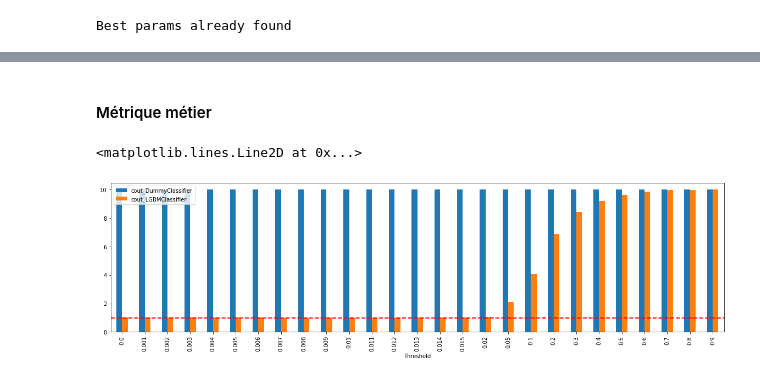
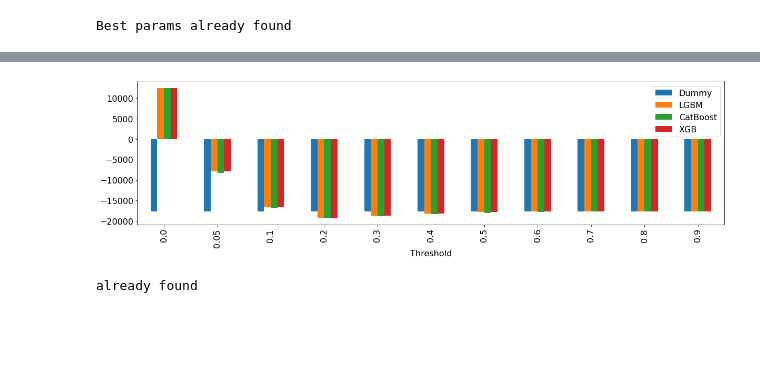
Before and after one commit to yonssJ/Data-Science-Course, a Jupyter notebook: P7/Modelling.ipynb, the cells around one changed output, grey strips where cells are left out. Saved outputs shown, nothing was run; the diff lists cells and outputs as text; code cells hidden in the pictures; blank space fills up the shorter version.

```diff
--- a/P7/Modelling.ipynb
+++ b/P7/Modelling.ipynb
@@ -100,6 +197,0 @@ Y=data['TARGET']
-# %%
-X=X.drop(['Unnamed: 0'],axis=1)
-fullstring='_ID_'
-for i in X.columns:
-    if fullstring in i:
-      X=X.drop([i],axis=1)
@@ -185,10 +607,11 @@ Best params already found
 # %%
 Classifiers_best = {
-    "DummyClassifier"       : DummyClassifier(strategy="most_frequent"),
-    "LGBMClassifier"        : LGBMClassifier(eval_metric='mlogloss', learning_rate= 0.1,
-                               max_depth=5, n_estimators=200),
-    'RandomForestClassifier': RandomForestClassifier(bootstrap = False,max_depth=6 ,max_features= 3,min_samples_leaf=3,
-                                  min_samples_split= 12,n_estimators= 190 ),
-    "XGBClassifier"         : XGBClassifier(max_depth=5,learning_rate= 0.1,n_estimators= 210 ,eval_metric='mlogloss'),
-  }
+    "Dummy"       : DummyClassifier(strategy="most_frequent"),
+    "LGBM"        : LGBMClassifier(max_depth=3,learning_rate= 0.01,n_estimators= 2500 ,
+                                                 device='gpu',verbose=-1),
+    "CatBoost"    : CatBoostClassifier(max_depth=3,learning_rate= 0.1,n_estimators= 1000 ,
+                                                 task_type='GPU',verbose=False),
+    "XGB"         : XGBClassifier(max_depth=3,learning_rate= 0.01,n_estimators= 2500 ,eval_metric='mlogloss',
+                                             tree_method= 'gpu_hist' ,verbose=-1),
+      }
 # %% [markdown]
@@ -275,26 +619,9 @@ def modeliser_data_unbalanced(nsplits,X_train, Y_train,X_test,Y_test,Classifiers
 # %%
 if path.exists(file2):
   print('already found')
-  df_pred=pd.read_csv(file2)
-  listOfStr= df_pred.columns
-  for i in listOfStr:
-     if 'Unnamed' in i:
-        df_pred=df_pred.drop(i, axis=1)
-
-  eval_res=pd.read_csv(file3)
-  eval_res=eval_res.set_index('Model')
-  cost_res=pd.read_csv(file4)
+  cost_res=pd.read_csv(file2)
   cost_res=cost_res.set_index('Threshold')
-
-  df_FI=pd.read_csv(file21)
-  df_FI1=pd.read_csv(file22)
 else:
-  [df_pred, df_FI, df_FI1, eval_res,cost_res,model_out]=modeliser_data_unbalanced(nsplits, X_train,
-                                                            Y_train, X_test, Y_test, Classifiers_best)
-  df_pred.to_csv(file2)
-  eval_res.to_csv(file3)
-  cost_res.to_csv(file4)
-
-  df_FI.to_csv(file21)
-  df_FI1.to_csv(file22)
+  cost_res=find_besoin_metier(nsplits, X_train,Y_train, X_val, Y_val, Classifiers_best)
+  cost_res.to_csv(file2)
 # %% [output]
@@ -321,9 +629,28 @@ plot_eval(eval_res.T,sort,titre)
-# %% [markdown]
-#### Métrique métier
 # %%
 f, (ax1) = plt.subplots(1,1, figsize=(20,5))
 qs=cost_res.plot.bar(rot=90,ax=ax1)
-qs.axhline(y=cost_res.min().min(), color='r', linestyle='--', lw=2)
 # %% [output]
-<matplotlib.lines.Line2D at 0x...>
-[figure, old version]
+[figure, new version]
+# %%
+if path.exists(file3):
+  print('already found')
+  df_pred=pd.read_csv(file3)
+  listOfStr= df_pred.columns
+  for i in listOfStr:
+     if 'Unnamed' in i:
+         df_pred= df_pred.drop(i, axis=1)
+
+  df_eval=pd.read_csv(file4)
+  df_eval=df_eval.set_index('Model')
+  df_Cmatrix=pd.read_csv(file5)
+  listOfStr= df_Cmatrix.columns
+  for i in listOfStr:
+     if 'Unnamed' in i:
+        df_Cmatrix=df_Cmatrix.drop(i, axis=1)
+else:
+  [df_pred,df_eval, df_Cmatrix]=modeliser_data(nsplits,X_train, Y_train,X_test,Y_test,Classifiers_best,cost_res,'unbalanced')
+  df_pred.to_csv(file3)
+  df_eval.to_csv(file4)
+  df_Cmatrix.to_csv(file5)
+# %% [output]
+already found
```
Also changed, not shown: parts of 99 cells of this notebook, 11 other files.
